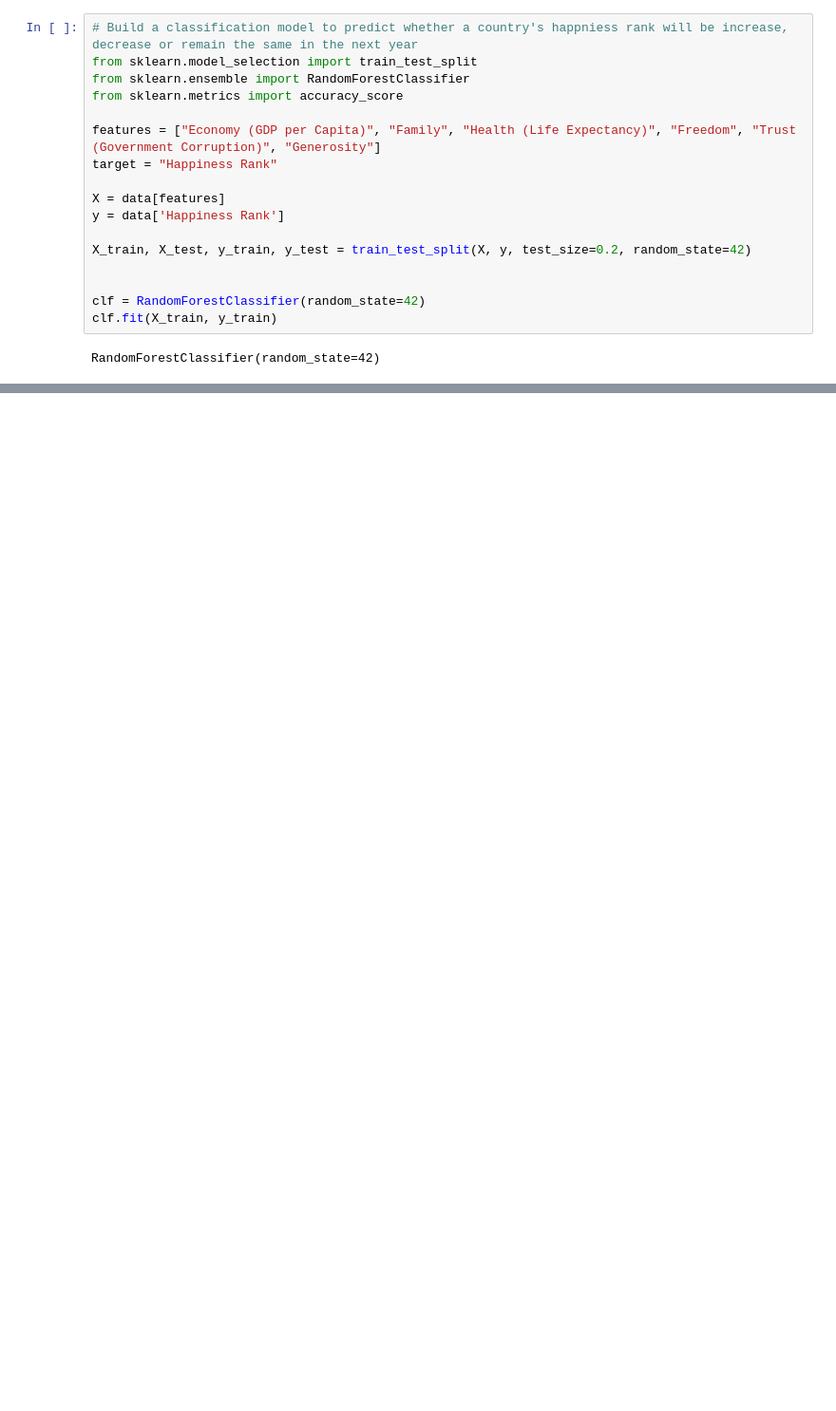
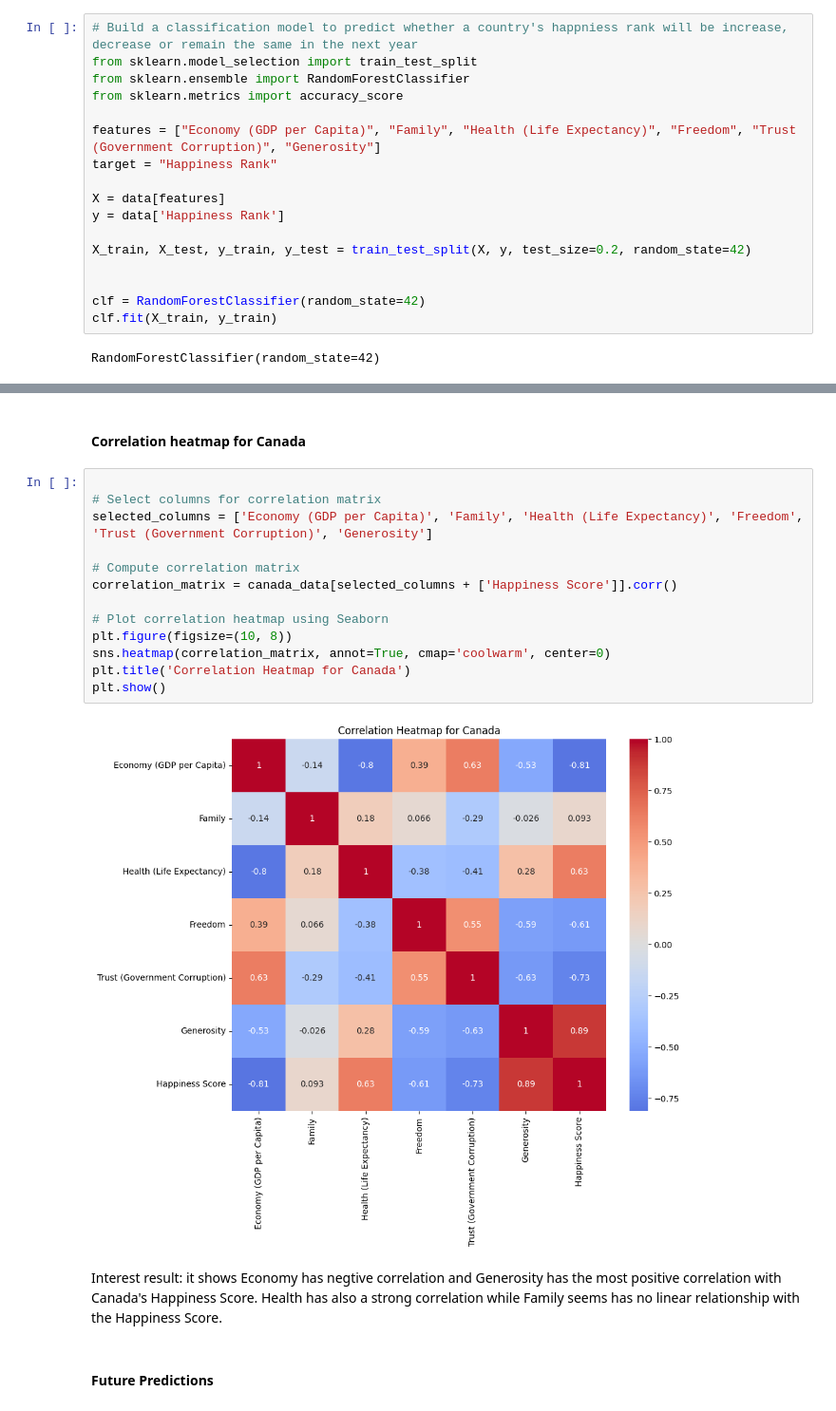
Before and after one commit to serenasunyu/Midterm_Project, a Jupyter notebook: data_modeling.ipynb, the cells around one changed output, grey strips where cells are left out. Shown at 95% size. Drawn from its saved outputs; the diff is of its cells as text; blank space fills up the shorter version.

```diff
--- a/data_modeling.ipynb
+++ b/data_modeling.ipynb
@@ -184,0 +283,21 @@ plt.show()
+# %% [markdown]
+#### Correlation heatmap for Canada
+# %%
+
+# Select columns for correlation matrix
+selected_columns = ['Economy (GDP per Capita)', 'Family', 'Health (Life Expectancy)', 'Freedom', 'Trust (Government Corruption)', 'Generosity']
+
+# Compute correlation matrix
+correlation_matrix = canada_data[selected_columns + ['Happiness Score']].corr()
+
+# Plot correlation heatmap using Seaborn
+plt.figure(figsize=(10, 8))
+sns.heatmap(correlation_matrix, annot=True, cmap='coolwarm', center=0)
+plt.title('Correlation Heatmap for Canada')
+plt.show()
+# %% [output]
+[figure, added]
+# %% [markdown]
+Interest result: it shows Economy has negtive correlation and Generosity has the most positive correlation with Canada's Happiness Score. Health has also a strong correlation while Family seems has no linear relationship with the Happiness Score.
+# %% [markdown]
+#### Future Predictions
```
Also changed, not shown: parts of 28 cells of this notebook.
